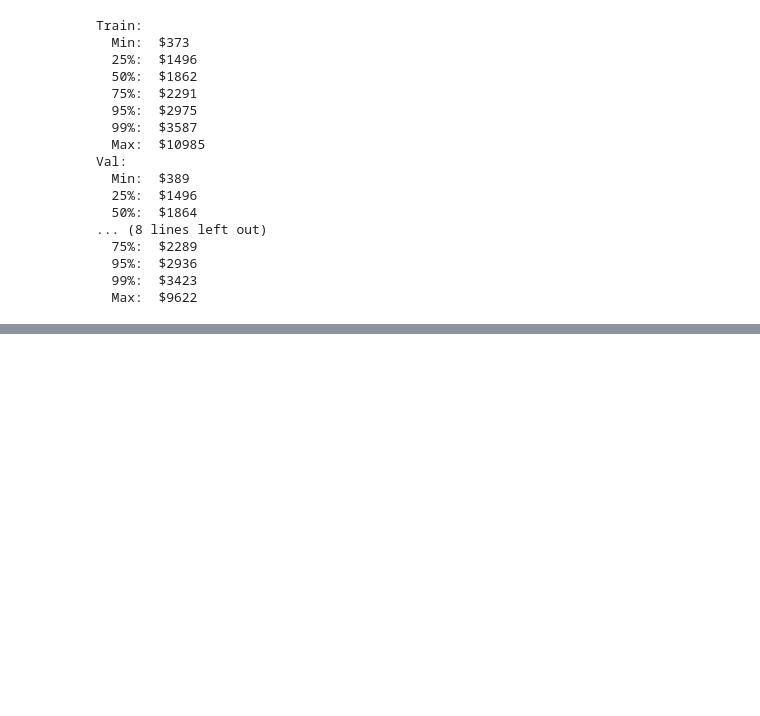
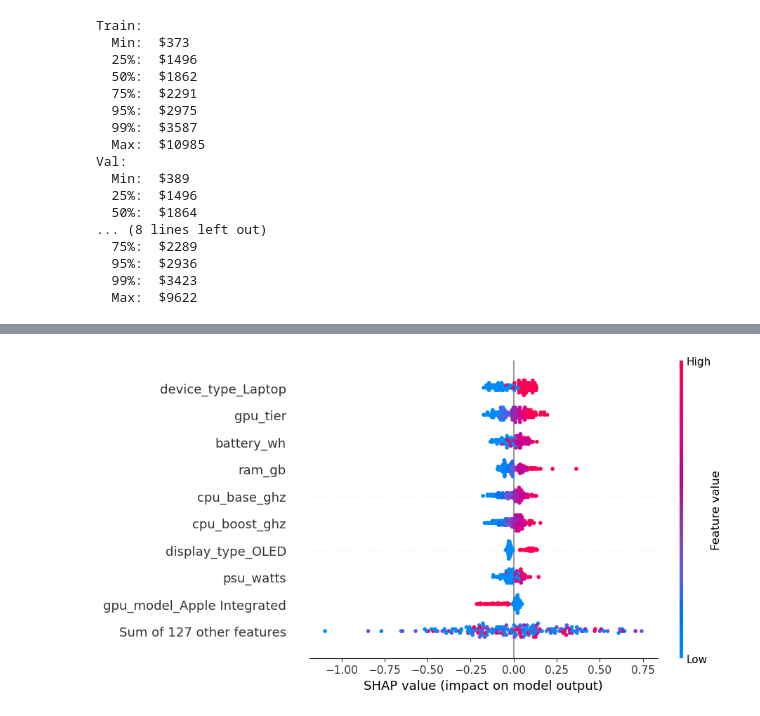
Before and after one commit to aQulionnn/computer-price-prediction, a Jupyter notebook: notebooks/stratified_analysis.ipynb, the cells around one changed output, grey strips where cells are left out. Saved outputs shown, nothing was run; the diff lists cells and outputs as text; code cells hidden in the pictures; blank space fills up the shorter version.

```diff
--- a/notebooks/stratified_analysis.ipynb
+++ b/notebooks/stratified_analysis.ipynb
@@ -201,0 +237,4 @@ Val:
+# %%
+shap.plots.beeswarm(shap_values, max_display=10)
+# %% [output]
+[figure, added]
```
Also changed, not shown: parts of 10 cells of this notebook.
